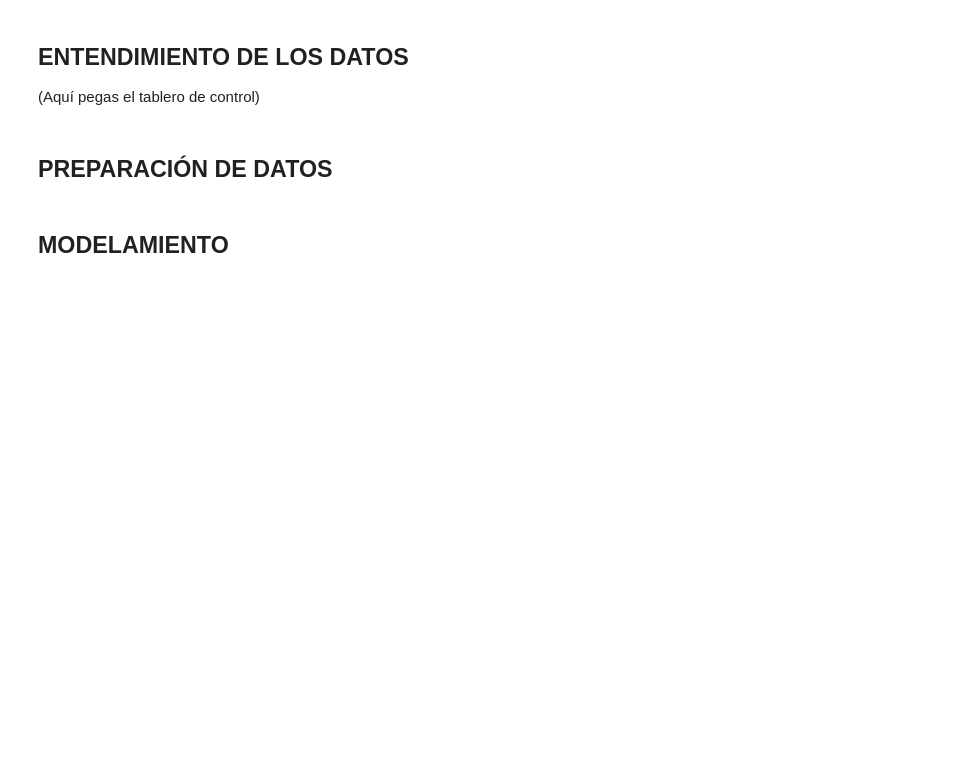
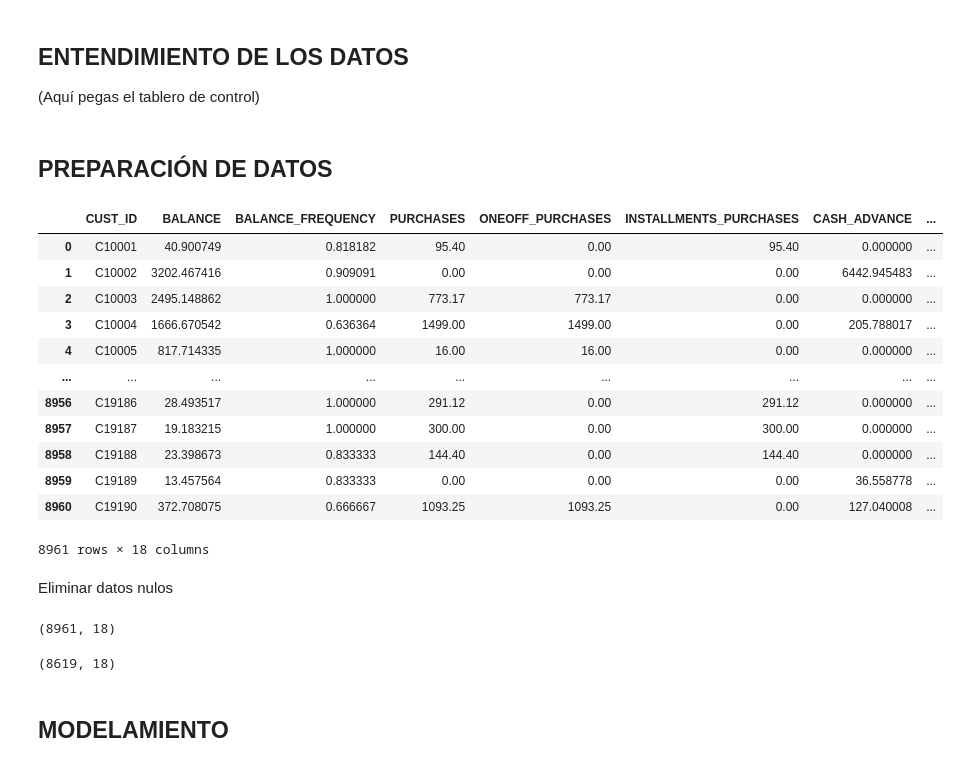
Before and after one commit to Feru34/Trabajos-BI, a Jupyter notebook: LAB1_BI.ipynb, the cells around one changed output. Drawn from its saved outputs; the diff is of its cells as text; code cells hidden in the pictures; blank space fills up the shorter version.

```diff
--- a/LAB1_BI.ipynb
+++ b/LAB1_BI.ipynb
@@ -56,0 +59,24 @@ AlpesInsight, es una empresa pionera en la intersección de servicios financiero
+# %%
+df = pd.read_csv('202410_Laboratorio 1 - Agrupación_Customer_Data.csv',sep=',')
+# %%
+df
+# %% [output]
+|  | CUST_ID | BALANCE | BALANCE_FREQUENCY | PURCHASES | ONEOFF_PURCHASES | INSTALLMENTS_PURCHASES | CASH_ADVANCE | ... |
+| 0 | C10001 | 40.900749 | 0.818182 | 95.40 | 0.00 | 95.40 | 0.000000 | ... |
+| 1 | C10002 | 3202.467416 | 0.909091 | 0.00 | 0.00 | 0.00 | 6442.945483 | ... |
+| 2 | C10003 | 2495.148862 | 1.000000 | 773.17 | 773.17 | 0.00 | 0.000000 | ... |
+| 3 | C10004 | 1666.670542 | 0.636364 | 1499.00 | 1499.00 | 0.00 | 205.788017 | ... |
+| 4 | C10005 | 817.714335 | 1.000000 | 16.00 | 16.00 | 0.00 | 0.000000 | ... |
+| ... | ... | ... | ... | ... | ... | ... | ... | ... |
+| 8956 | C19186 | 28.493517 | 1.000000 | 291.12 | 0.00 | 291.12 | 0.000000 | ... |
+| 8957 | C19187 | 19.183215 | 1.000000 | 300.00 | 0.00 | 300.00 | 0.000000 | ... |
+| 8958 | C19188 | 23.398673 | 0.833333 | 144.40 | 0.00 | 144.40 | 0.000000 | ... |
+| 8959 | C19189 | 13.457564 | 0.833333 | 0.00 | 0.00 | 0.00 | 36.558778 | ... |
+| 8960 | C19190 | 372.708075 | 0.666667 | 1093.25 | 1093.25 | 0.00 | 127.040008 | ... |
+8961 rows × 18 columns
+# %% [markdown]
+Eliminar datos nulos
+# %%
+df.shape
+# %% [output]
+(8961, 18)
@@ -57,3 +85,7 @@ AlpesInsight, es una empresa pionera en la intersección de servicios financiero
+# %%
+df.shape
+# %% [output]
+(8619, 18)
 # %% [markdown]
 ## MODELAMIENTO
 # %% [markdown]
```
Also changed, not shown: parts of 2 cells of this notebook.
